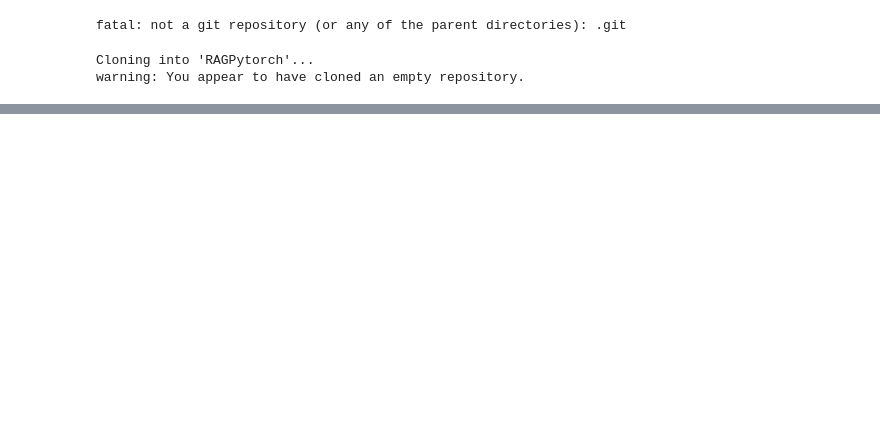
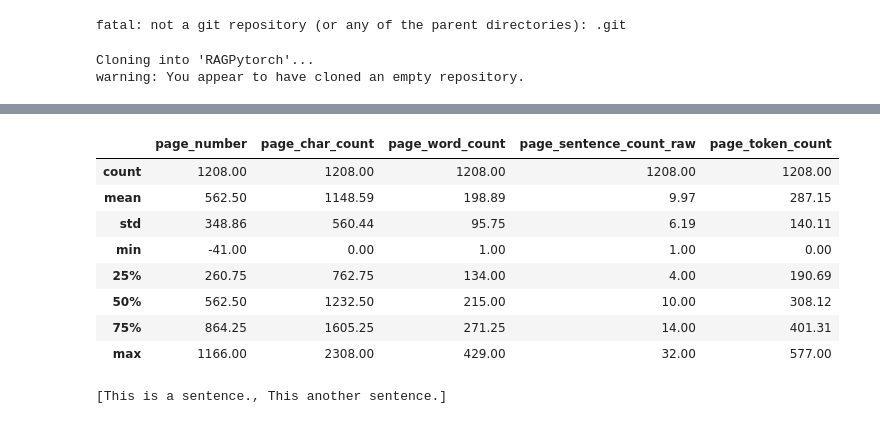
Before and after one commit to arunshar/RAGPytorch, a Jupyter notebook: LocalRag.ipynb, the cells around one changed output, grey strips where cells are left out. Drawn from its saved outputs; the diff is of its cells as text; code cells hidden in the pictures; blank space fills up the shorter version.

```diff
--- a/LocalRag.ipynb
+++ b/LocalRag.ipynb
@@ -34,0 +133,5 @@ fatal: destination path 'RAGPytorch' already exists and is not an empty director
+# %%
+import pandas as pd
+
+df = pd.DataFrame(pages_and_texts)
+df.head()
@@ -34,0 +145,23 @@ fatal: destination path 'RAGPytorch' already exists and is not an empty director
+# %%
+#Get stats
+df.describe().round(2)
+# %% [output]
+|  | page_number | page_char_count | page_word_count | page_sentence_count_raw | page_token_count |
+| count | 1208.00 | 1208.00 | 1208.00 | 1208.00 | 1208.00 |
+| mean | 562.50 | 1148.59 | 198.89 | 9.97 | 287.15 |
+| std | 348.86 | 560.44 | 95.75 | 6.19 | 140.11 |
+| min | -41.00 | 0.00 | 1.00 | 1.00 | 0.00 |
+| 25% | 260.75 | 762.75 | 134.00 | 4.00 | 190.69 |
+| 50% | 562.50 | 1232.50 | 215.00 | 10.00 | 308.12 |
+| 75% | 864.25 | 1605.25 | 271.25 | 14.00 | 401.31 |
+| max | 1166.00 | 2308.00 | 429.00 | 32.00 | 577.00 |
+# %%
+from spacy.lang.en import English
+nlp = English()
+nlp.add_pipe("sentencizer")
+
+doc = nlp("This is a sentence. This another sentence.")
+assert len(list(doc.sents)) == 2
+list(doc.sents)
+# %% [output]
+[This is a sentence., This another sentence.]
```
Also changed, not shown: parts of 10 cells of this notebook.
